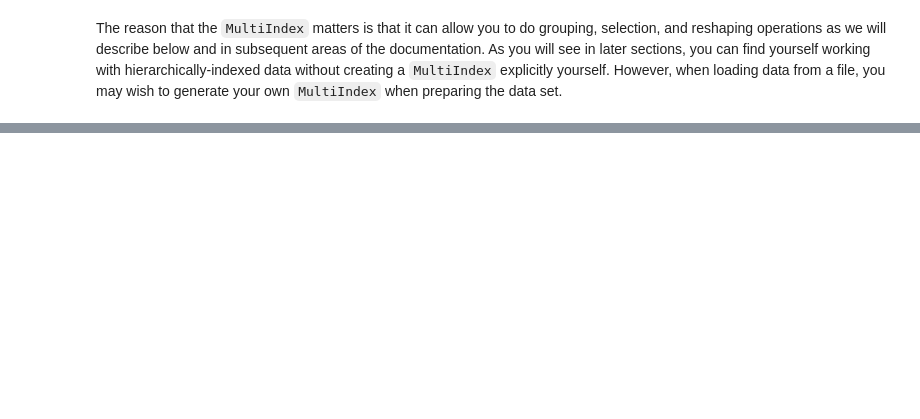
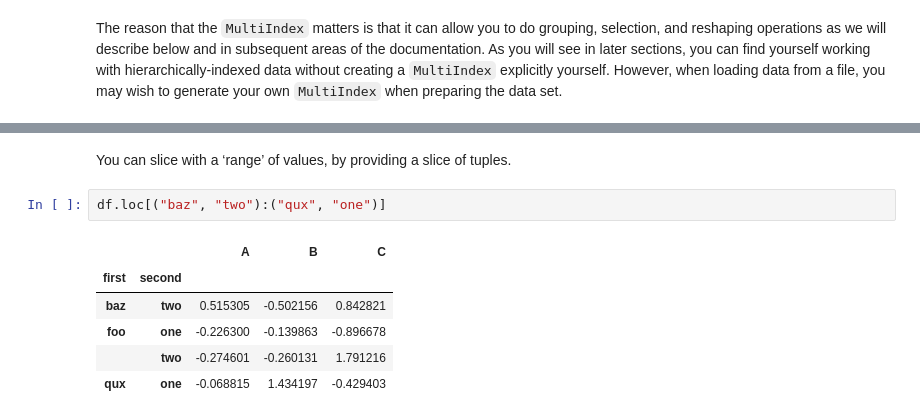
Before and after one commit to Francesco-Ghizzo/Data-Science, a Jupyter notebook: Python/Pandas/User Guide/MultiIndex : advanced indexing.ipynb, the cells around one changed output, grey strips where cells are left out. Saved outputs shown, nothing was run; the diff lists cells and outputs as text; blank space fills up the shorter version.

```diff
--- a/Python/Pandas/User Guide/MultiIndex : advanced indexing.ipynb
+++ b/Python/Pandas/User Guide/MultiIndex : advanced indexing.ipynb
@@ -213,0 +404,11 @@ However, when loading data from a file, you may wish to generate your own <code>
+# %% [markdown]
+<p>You can slice with a ‘range’ of values, by providing a slice of tuples.</p>
+# %%
+df.loc[("baz", "two"):("qux", "one")]
+# %% [output]
+|  |  | A | B | C |
+| first | second |  |  |  |
+| baz | two | 0.515305 | -0.502156 | 0.842821 |
+| foo | one | -0.226300 | -0.139863 | -0.896678 |
+|  | two | -0.274601 | -0.260131 | 1.791216 |
+| qux | one | -0.068815 | 1.434197 | -0.429403 |
```
Also changed, not shown: parts of 108 cells of this notebook.
